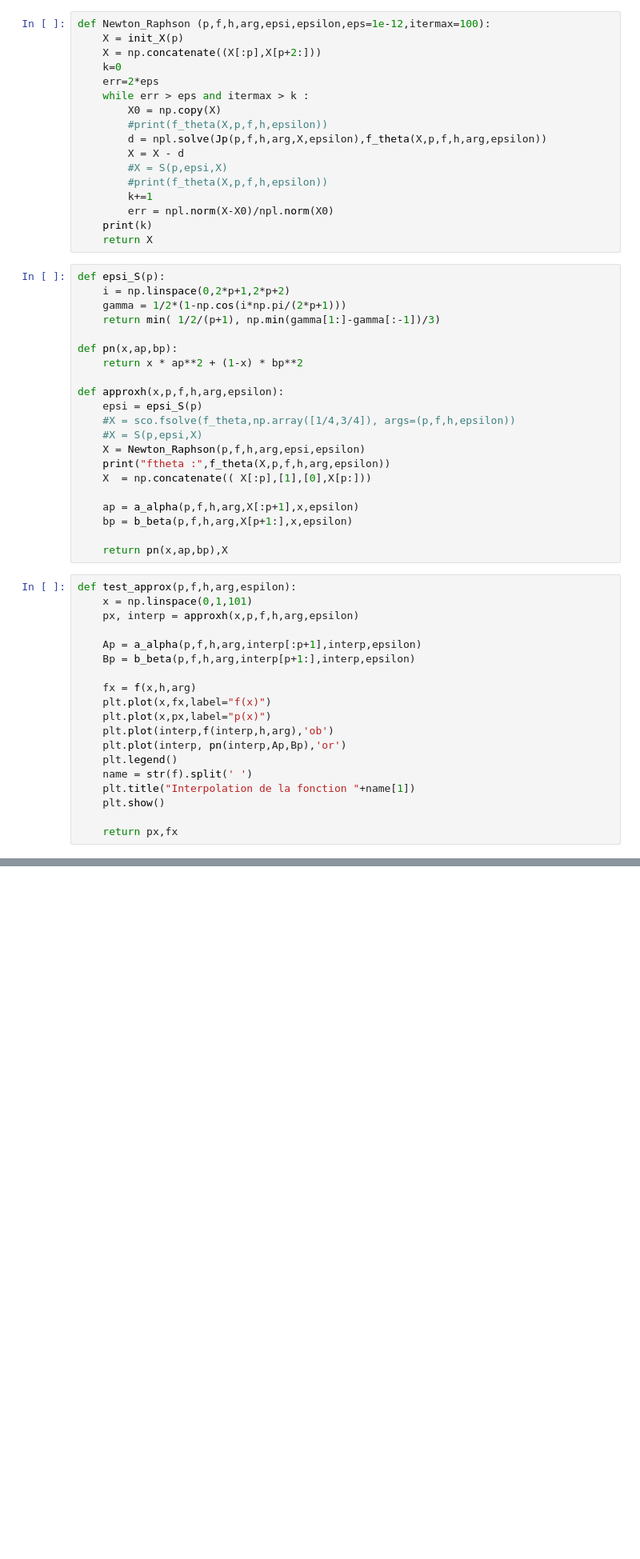
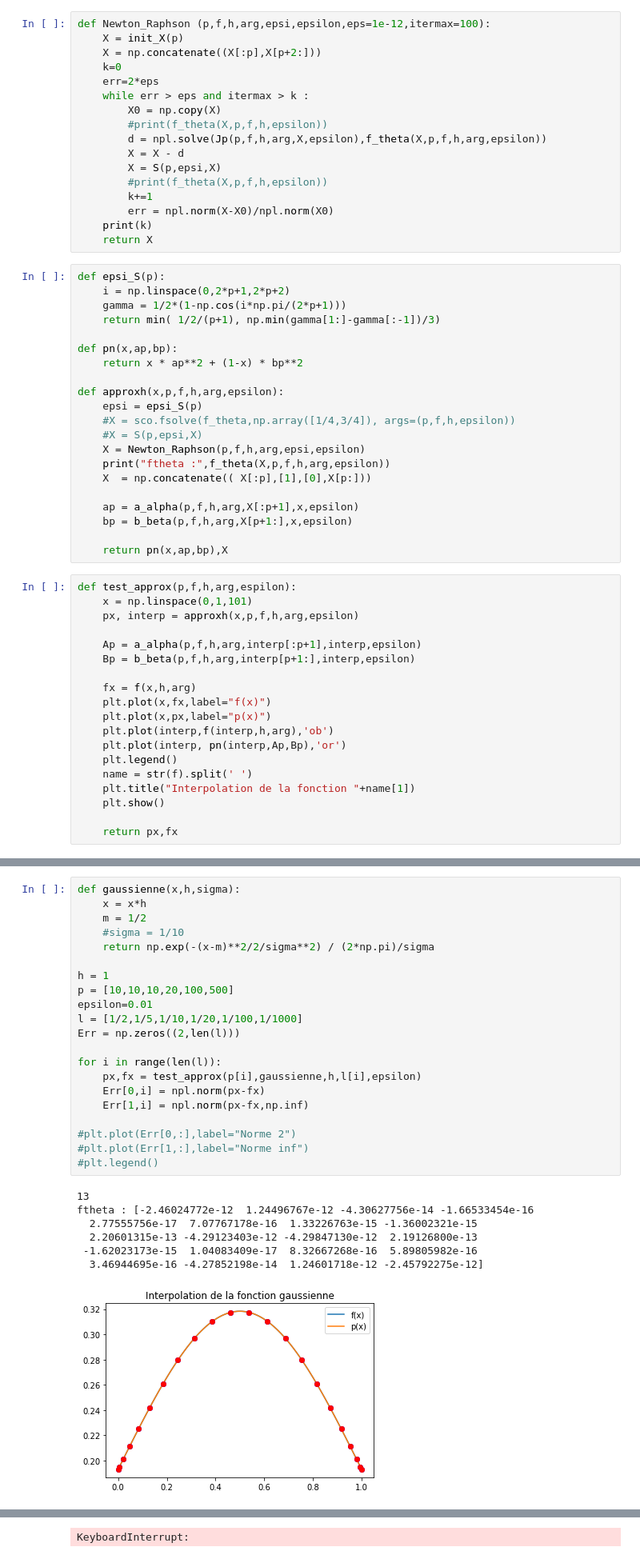
Before and after one commit to gerier/GestionDeProjet4A, a Jupyter notebook: Projet.ipynb, the cells around one changed output, grey strips where cells are left out. Shown: that part at 80% size. Saved outputs shown, nothing was run; the diff lists cells and outputs as text; blank space fills up the shorter version.

```diff
--- a/Projet.ipynb
+++ b/Projet.ipynb
@@ -669,7 +648,7 @@ def Newton_Raphson (p,f,h,arg,epsi,epsilon,eps=1e-12,itermax=100):
         #print(f_theta(X,p,f,h,epsilon))
         d = npl.solve(Jp(p,f,h,arg,X,epsilon),f_theta(X,p,f,h,arg,epsilon))
         X = X - d
-        #X = S(p,epsi,X)
+        X = S(p,epsi,X)
         #print(f_theta(X,p,f,h,epsilon))
         k+=1
         err = npl.norm(X-X0)/npl.norm(X0)
@@ -753,3 +732,32 @@ ftheta : [-2.68420702e-13  1.13964393e-13 -1.22499233e-12  1.22499233e-12
 [figure]
 <matplotlib.legend.Legend at 0x...>
 [figure]
+# %%
+def gaussienne(x,h,sigma):
+    x = x*h
+    m = 1/2
+    #sigma = 1/10
+    return np.exp(-(x-m)**2/2/sigma**2) / (2*np.pi)/sigma
+
+h = 1
+p = [10,10,10,20,100,500]
+epsilon=0.01
+l = [1/2,1/5,1/10,1/20,1/100,1/1000]
+Err = np.zeros((2,len(l)))
+
+for i in range(len(l)):
+    px,fx = test_approx(p[i],gaussienne,h,l[i],epsilon)
+    Err[0,i] = npl.norm(px-fx)
+    Err[1,i] = npl.norm(px-fx,np.inf)
+
+#plt.plot(Err[0,:],label="Norme 2")
+#plt.plot(Err[1,:],label="Norme inf")
+#plt.legend()
+# %% [output]
+13
+ftheta : [-2.46024772e-12  1.24496767e-12 -4.30627756e-14 -1.66533454e-16
+  2.77555756e-17  7.07767178e-16  1.33226763e-15 -1.36002321e-15
+  2.20601315e-13 -4.29123403e-12 -4.29847130e-12  2.19126800e-13
+ -1.62023173e-15  1.04083409e-17  8.32667268e-16  5.89805982e-16
+  3.46944695e-16 -4.27852198e-14  1.24601718e-12 -2.45792275e-12]
+[figure, added]
@@ -755,0 +778 @@ ftheta : [-2.68420702e-13  1.13964393e-13 -1.22499233e-12  1.22499233e-12
+KeyboardInterrupt:
```
Also changed, not shown: parts of 13 cells of this notebook, 1 other file.
